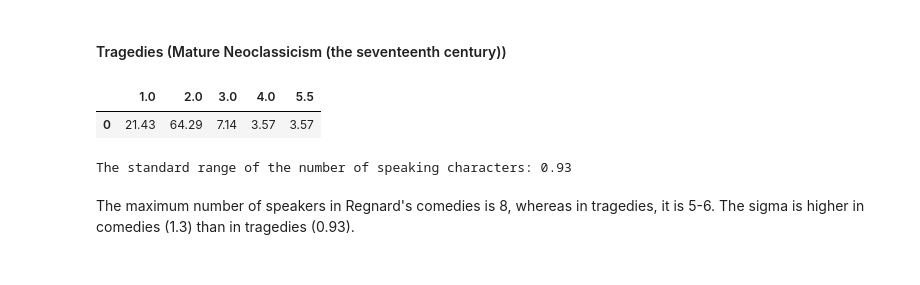
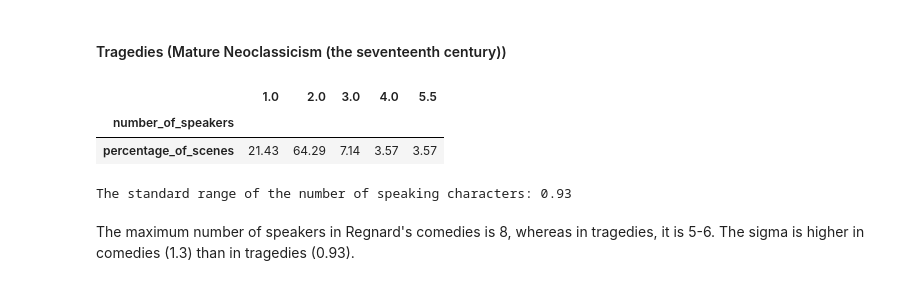
Before and after one commit to innawendell/European_Comedy, a Jupyter notebook: Analyses/Comedy_vs_Tragedy_Comparison.ipynb, the cells around one changed output. Drawn from its saved outputs; the diff is of its cells as text; code cells hidden in the pictures.

```diff
--- a/Analyses/Comedy_vs_Tragedy_Comparison.ipynb
+++ b/Analyses/Comedy_vs_Tragedy_Comparison.ipynb
@@ -610,14 +617,16 @@ The standard range of the number of speaking characters: 1.3
 # %%
 regnard_tragedies = pd.DataFrame([21.43, 64.29, 7.14, 3.57, 3.57]).T
 # had to use 5.5 because Iarkho included the range 5-6
 regnard_tragedies.columns = [i for i in range (1, 5)]  + [5.5]
-
+regnard_tragedies.index = ['percentage_of_scenes']
+regnard_tragedies.index.name = 'number_of_speakers'
 display(regnard_tragedies)
 print('The standard range of the number of speaking characters:',
       round(sigma_iarkho(regnard_tragedies.columns,regnard_tragedies.values[0]), 2))
 # %% [output]
 |  | 1.0 | 2.0 | 3.0 | 4.0 | 5.5 |
-| 0 | 21.43 | 64.29 | 7.14 | 3.57 | 3.57 |
+| number_of_speakers |  |  |  |  |  |
+| percentage_of_scenes | 21.43 | 64.29 | 7.14 | 3.57 | 3.57 |
 The standard range of the number of speaking characters: 0.93
 # %% [markdown]
 The maximum number of speakers in Regnard's comedies is 8, whereas in tragedies, it is 5-6. The sigma is higher in comedies (1.3) than in tragedies (0.93).
```
Also changed, not shown: parts of 7 cells of this notebook.
